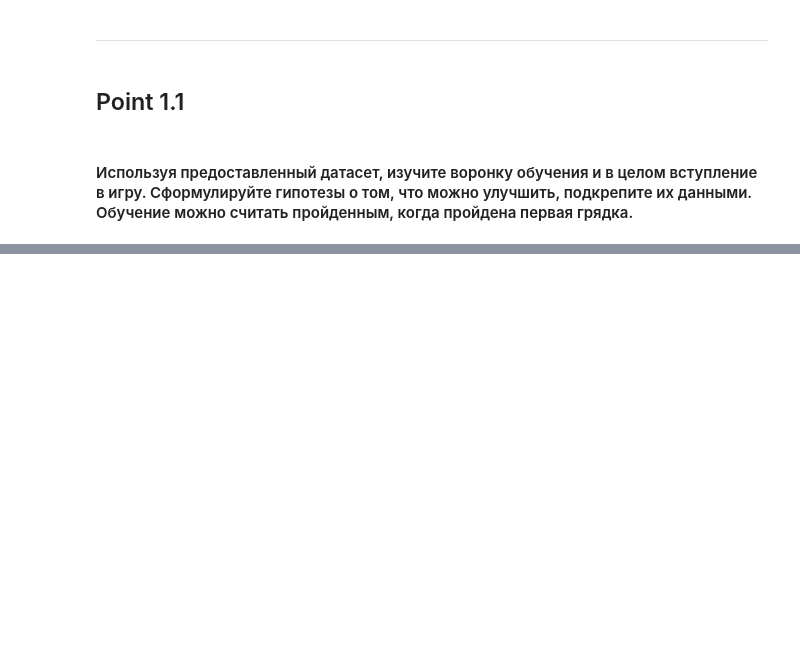
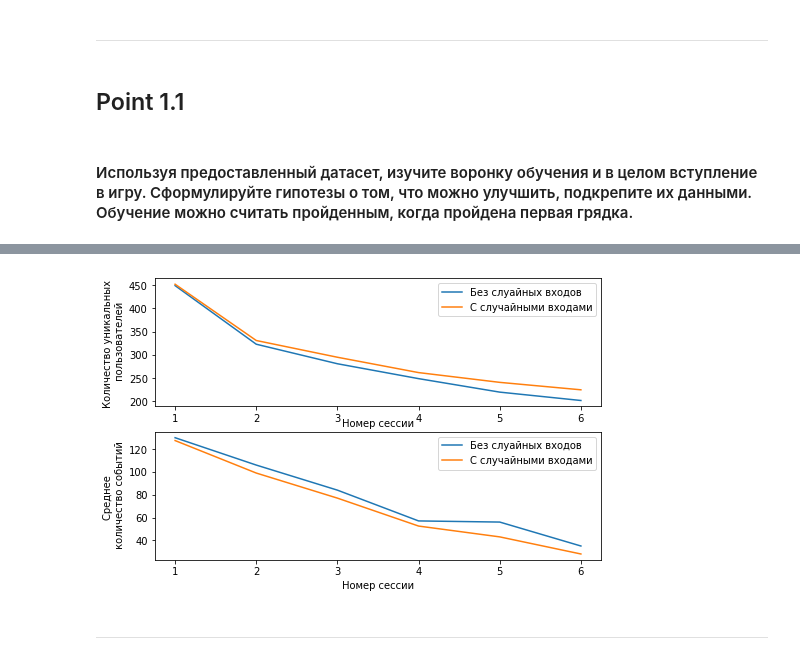
Before and after one commit to smeyanof/game_analysis, a Jupyter notebook: game_analysis.ipynb, the cells around one changed output, grey strips where cells are left out. Cells and saved outputs as stored; diff of their text form; code cells hidden in the pictures; blank space fills up the shorter version.

```diff
--- a/game_analysis.ipynb
+++ b/game_analysis.ipynb
@@ -273,0 +371,24 @@ data
+# %%
+gridsize = (3, 2)
+fig = plt.figure(figsize=(8, 8))
+ax1 = plt.subplot2grid(gridsize, (0, 0), colspan=2, rowspan=1)
+ax2 = plt.subplot2grid(gridsize, (1, 0), colspan=2, rowspan=1)
+
+ax1.plot(converse1.columns[:6], converse1.loc['Количество уникальных пользователей'][:6])
+ax1.plot(converse.columns[:6], converse.loc['Количество уникальных пользователей'][:6])
+ax1.set_ylabel('Количество уникальных \n пользователей')
+ax1.set_xlabel('Номер сессии', labelpad=-5)
+ax1.legend(['Без слуайных входов', 'С случайными входами'])
+
+ax2.plot(converse1.columns[:6], converse1.loc['Среднее количество событий'][:6])
+ax2.plot(converse.columns[:6], converse.loc['Среднее количество событий'][:6])
+ax2.set_ylabel('Среднее \n количество событий')
+ax2.set_xlabel('Номер сессии')
+ax2.legend(['Без слуайных входов', 'С случайными входами'])
+
+plt.savefig(r'C:\Users\home\Desktop\analysis\4.png')
+plt.show()
+# %% [output]
+[figure, added]
+# %% [markdown]
+---
```
Also changed, not shown: parts of 37 cells of this notebook.
